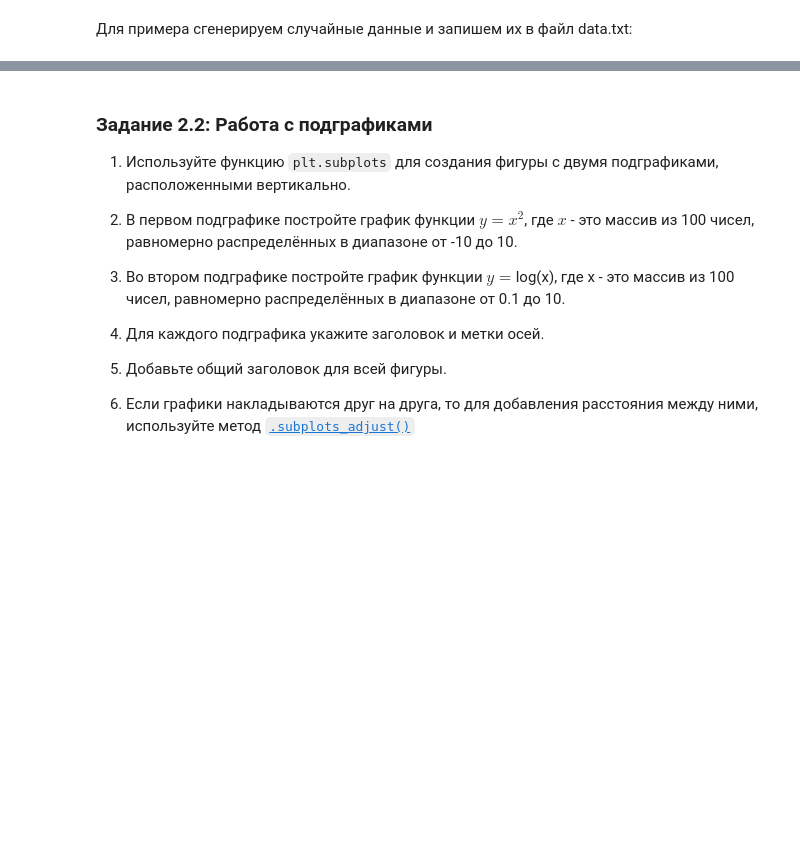
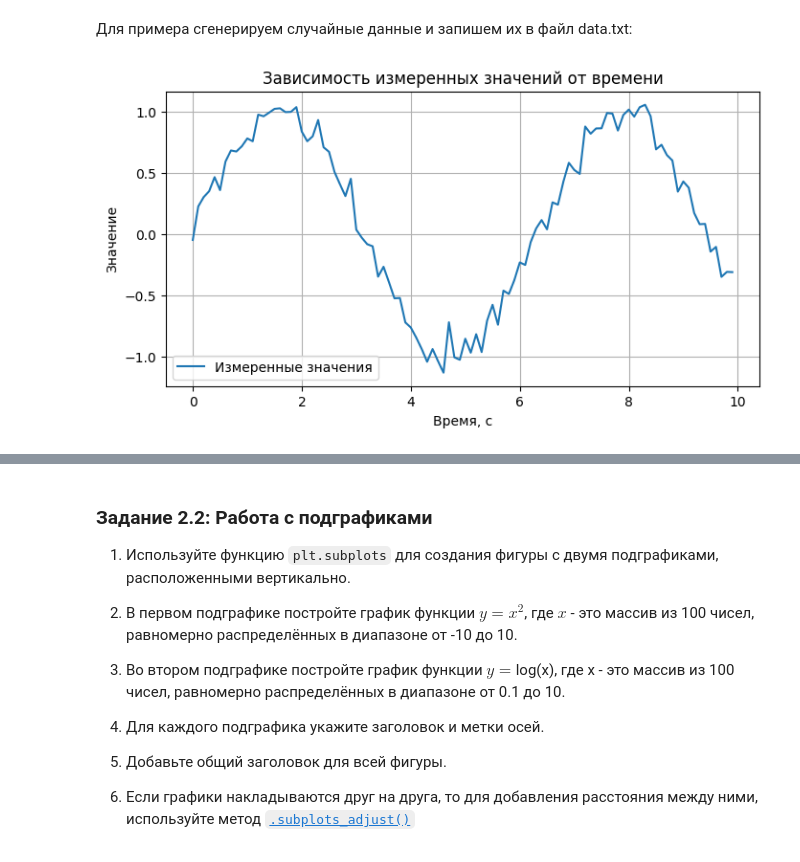
Before and after one commit to MaGNeT49/computer_math, a Jupyter notebook: 3. Библиотеки Matplotlib, Plotly/Практическая_работа_№3_Matplotlib_Plotly.ipynb, the cells around one changed output, grey strips where cells are left out. Drawn from its saved outputs; the diff is of its cells as text; code cells hidden in the pictures; blank space fills up the shorter version.

```diff
--- a/3. Библиотеки Matplotlib, Plotly/Практическая_работа_№3_Matplotlib_Plotly.ipynb
+++ b/3. Библиотеки Matplotlib, Plotly/Практическая_работа_№3_Matplotlib_Plotly.ipynb
@@ -202,3 +198,18 @@ np.savetxt('data.txt', data, delimiter=' ')
+# %%
+# Загружаем данные из файла: первый столбец - время, второй - измеренные значения
+data = np.loadtxt('data.txt', delimiter=' ')
+t_data, v_data = data[:, 0], data[:, 1]
+
+fig, ax = plt.subplots(figsize=(8, 4))
+ax.plot(t_data, v_data, label='Измеренные значения')
+ax.set_title('Зависимость измеренных значений от времени')
+ax.set_xlabel('Время, с')
+ax.set_ylabel('Значение')
+ax.grid(True)
+ax.legend()
+plt.show()
+# %% [output]
+[figure, added]
 # %% [markdown]
 ![image.png](embedded-picture-1)
 # %% [markdown]
```
Also changed, not shown: parts of 20 cells of this notebook, 22 other files.
